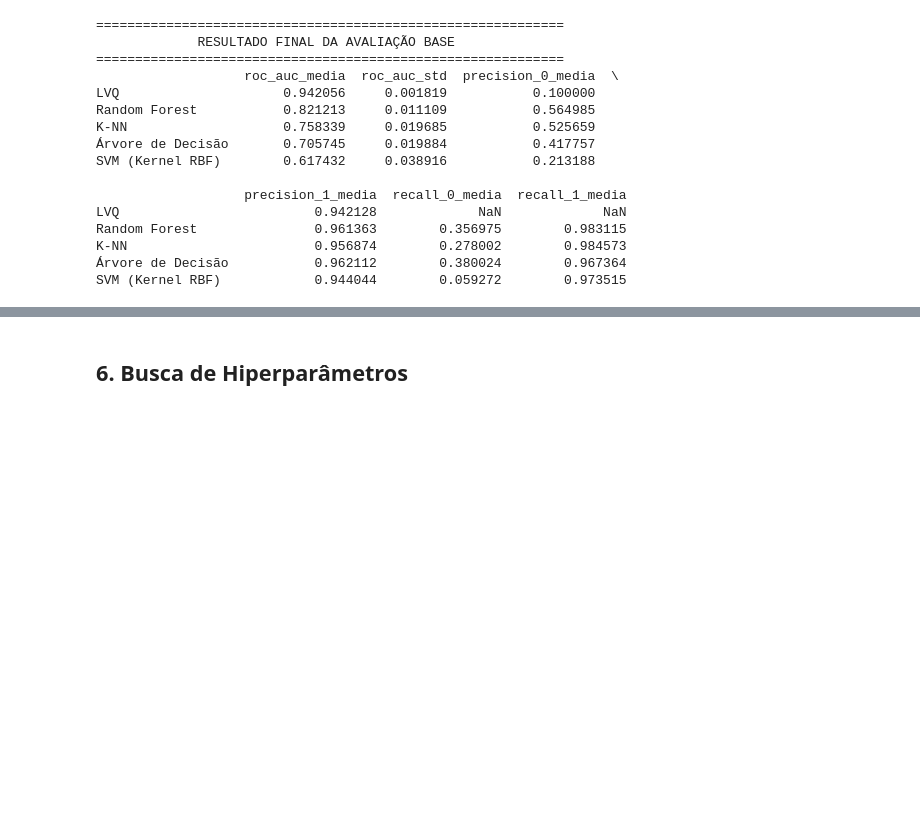
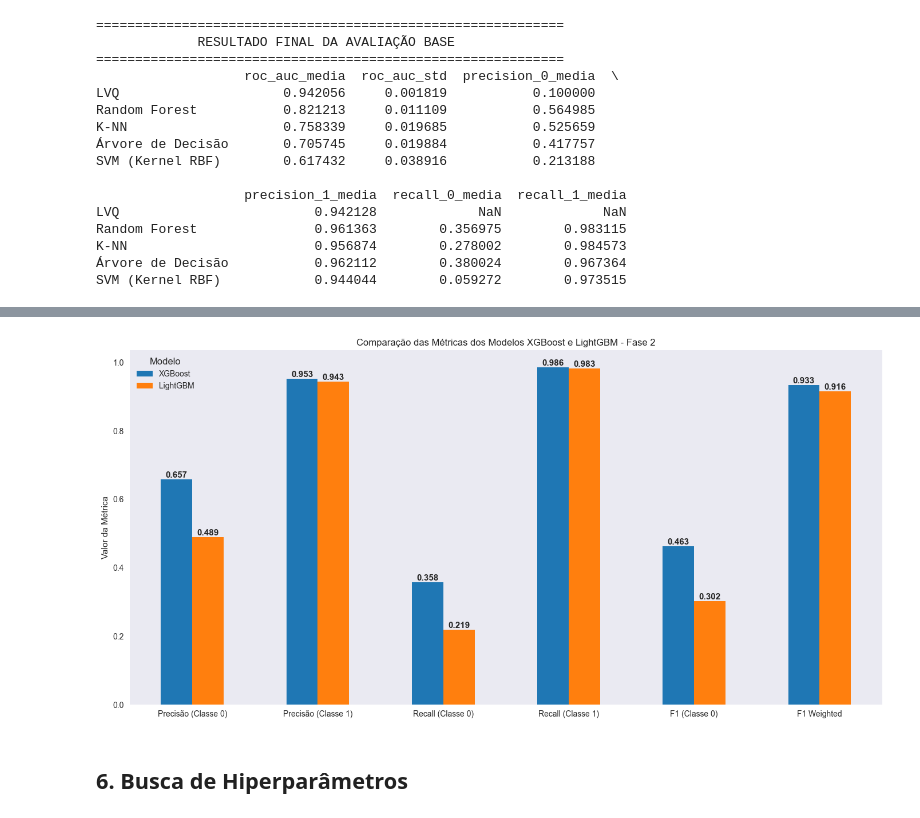
Before and after one commit to Eduardocin/employee-access-predictor, a Jupyter notebook: projeto_models.ipynb, the cells around one changed output, grey strips where cells are left out. Drawn from its saved outputs; the diff is of its cells as text; code cells hidden in the pictures; blank space fills up the shorter version.

Commit message:
Ajustes da organização fase2

```diff
--- a/projeto_models.ipynb
+++ b/projeto_models.ipynb
@@ -1078,11 +224,12 @@ models = {
 # %%
 # Dicionário de métricas que queremos calcular
 scoring = {
-    'roc_auc': 'roc_auc',
     'precision_0': make_scorer(precision_score, pos_label=0, zero_division=0),
     'precision_1': make_scorer(precision_score, pos_label=1, zero_division=0),
     'recall_0': make_scorer(recall_score, pos_label=0, zero_division=0),
-    'recall_1': make_scorer(recall_score, pos_label=1, zero_division=0)
+    'recall_1': make_scorer(recall_score, pos_label=1, zero_division=0),
+    'f1_0': make_scorer(f1_score, pos_label=0, zero_division=0),
+    'f1_weighted': make_scorer(f1_score, average='weighted', zero_division=0)
 }
 
 # Estratégia de validação cruzada estratificada
@@ -1389,0 +451,7 @@ SVM (Kernel RBF)            0.944044        0.059272        0.973515
+# %%
+models_fase2 = {
+    "XGBoost": XGBClassifier(use_label_encoder=False, eval_metric='logloss', random_state=42),
+    "LightGBM": LGBMClassifier(random_state=42)
+}
+
+results_fase2 = {}
@@ -1390,3 +505,48 @@ SVM (Kernel RBF)            0.944044        0.059272        0.973515
+# %%
+# Cria DataFrame das métricas dos modelos da fase 2
+metrics_fase2 = pd.DataFrame(results_fase2).T
+
+# Renomeia as colunas para melhor visualização
+metrics_fase2 = metrics_fase2.rename(columns={
+    'precision_0_media': 'Precisão (Classe 0)',
+    'precision_1_media': 'Precisão (Classe 1)',
+    'recall_0_media': 'Recall (Classe 0)',
+    'recall_1_media': 'Recall (Classe 1)',
+    'f1_0_media': 'F1 (Classe 0)',
+    'f1_weighted_media': 'F1 Weighted'
+})
+
+# Define cores específicas para cada modelo
+cores = {
+    'XGBoost': '#1f77b4',   # azul para XGBoost
+    'LightGBM': '#ff7f0e'   # laranja para LightGBM
+}
+
+# Transpõe o DataFrame para plotar barras lado a lado por métrica
+ax = metrics_fase2.T.plot(
+    kind='bar',
+    figsize=(14, 7),
+    color=[cores.get(model, '#333333') for model in metrics_fase2.index]
+)
+
+# Adiciona os valores no topo das barras
+for p in ax.patches:
+    height = p.get_height()
+    if not np.isnan(height):
+        ax.annotate(f'{height:.3f}',
+                    (p.get_x() + p.get_width() / 2, height),
+                    ha='center', va='bottom', fontsize=11, fontweight='bold')
+
+plt.title('Comparação das Métricas dos Modelos XGBoost e LightGBM - Fase 2')
+plt.ylabel('Valor da Métrica')
+plt.xticks(rotation=0)
+plt.legend(title='Modelo', loc='upper left')
+plt.grid(axis='y')
+plt.tight_layout()
+plt.grid(False)
+plt.show()
+# %% [output]
+[figure, added]
 # %% [markdown]
 ## 6. Busca de Hiperparâmetros
 # %%
```
Also changed, not shown: parts of 42 cells of this notebook, 1 other file.
